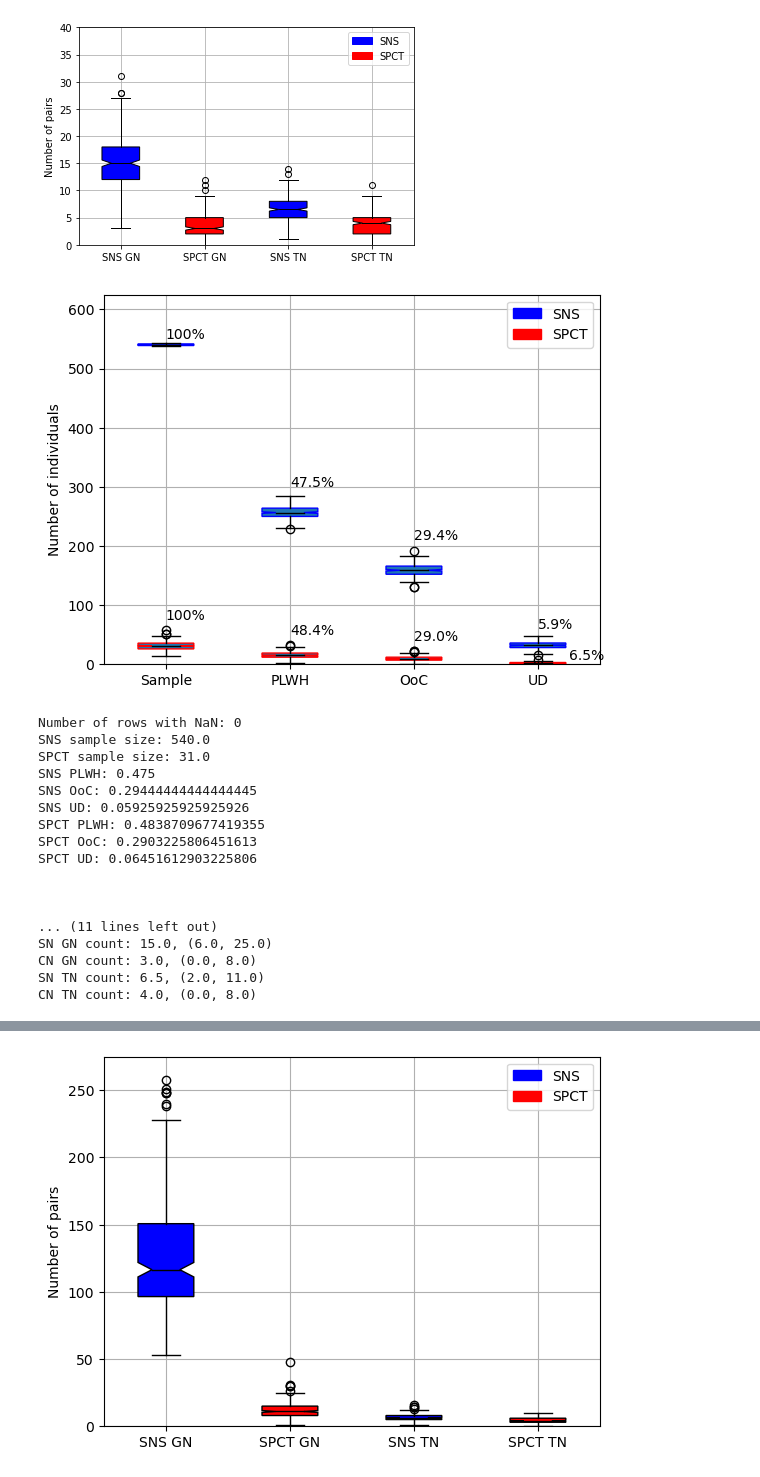
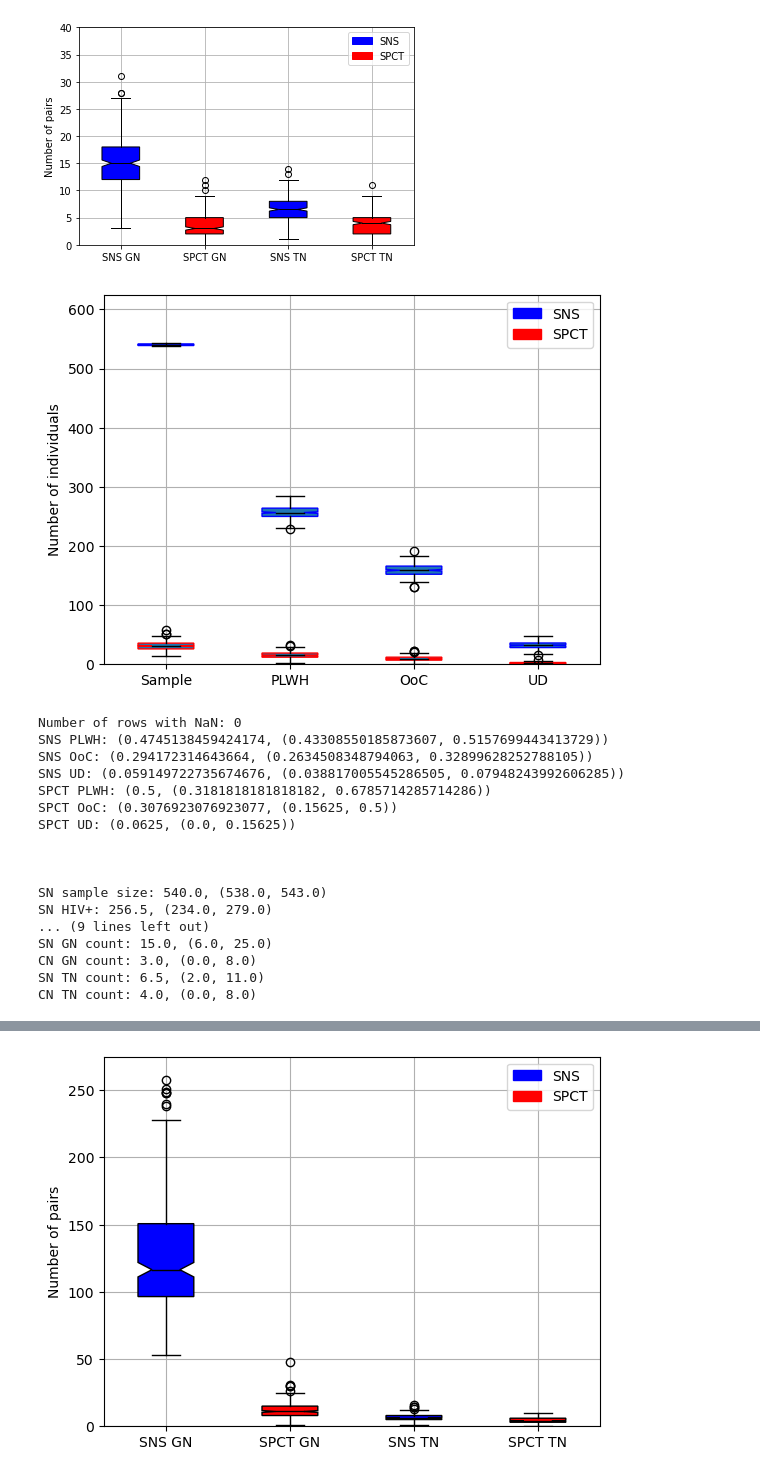
Before and after one commit to breecummins/social_sampling_in_epidemics, a Jupyter notebook: simulations/study_params_20220929/visualize_results.ipynb, the cells around one changed output, grey strips where cells are left out. Saved outputs shown, nothing was run; the diff lists cells and outputs as text; code cells hidden in the pictures.

```diff
--- a/simulations/study_params_20220929/visualize_results.ipynb
+++ b/simulations/study_params_20220929/visualize_results.ipynb
@@ -148,28 +167,28 @@ def percentages(fname):
 # %%
 fname100 = "results_trimmed_end/JOB758832/all_summaries_20221031.csv"
 boxplots(fname100,"results_trimmed_end/JOB758832/gn_tn_edges_20221031_end.jpg","results_trimmed_end/JOB758832/compartments_20221031_end.jpg")
-p_100 = percentages(fname100)
+p_100 = percentages_with_CIs(fname100)
 for key,val in p_100.items():
     print(key+": "+str(val))
 
 print("\n\n")
 print_CIs(fname100)
 # %% [output]
 [figure]
-[figure, old version]
+[figure, new version]
 Number of rows with NaN: 0
-SNS sample size: 540.0
-SPCT sample size: 31.0
-SNS PLWH: 0.475
-SNS OoC: 0.29444444444444445
-SNS UD: 0.05925925925925926
-SPCT PLWH: 0.4838709677419355
-SPCT OoC: 0.2903225806451613
-SPCT UD: 0.06451612903225806
+SNS PLWH: (0.4745138459424174, (0.43308550185873607, 0.5157699443413729))
+SNS OoC: (0.294172314643664, (0.2634508348794063, 0.32899628252788105))
+SNS UD: (0.059149722735674676, (0.038817005545286505, 0.07948243992606285))
+SPCT PLWH: (0.5, (0.3181818181818182, 0.6785714285714286))
+SPCT OoC: (0.3076923076923077, (0.15625, 0.5))
+SPCT UD: (0.0625, (0.0, 0.15625))
 
 
 
-... (11 lines left out)
+SN sample size: 540.0, (538.0, 543.0)
+SN HIV+: 256.5, (234.0, 279.0)
+... (9 lines left out)
 SN GN count: 15.0, (6.0, 25.0)
 CN GN count: 3.0, (0.0, 8.0)
 SN TN count: 6.5, (2.0, 11.0)
```
Also changed, not shown: parts of 7 cells of this notebook.
